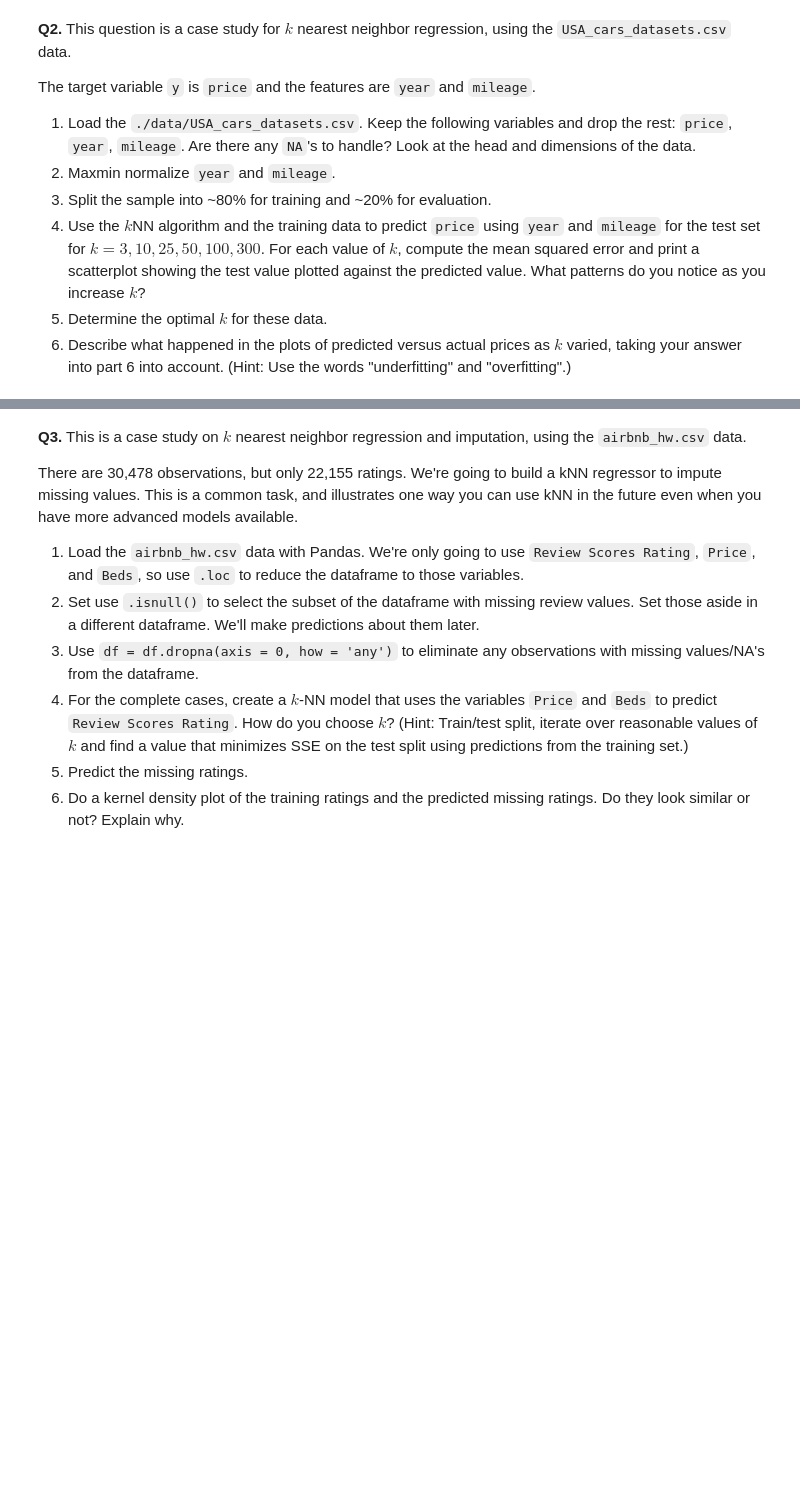
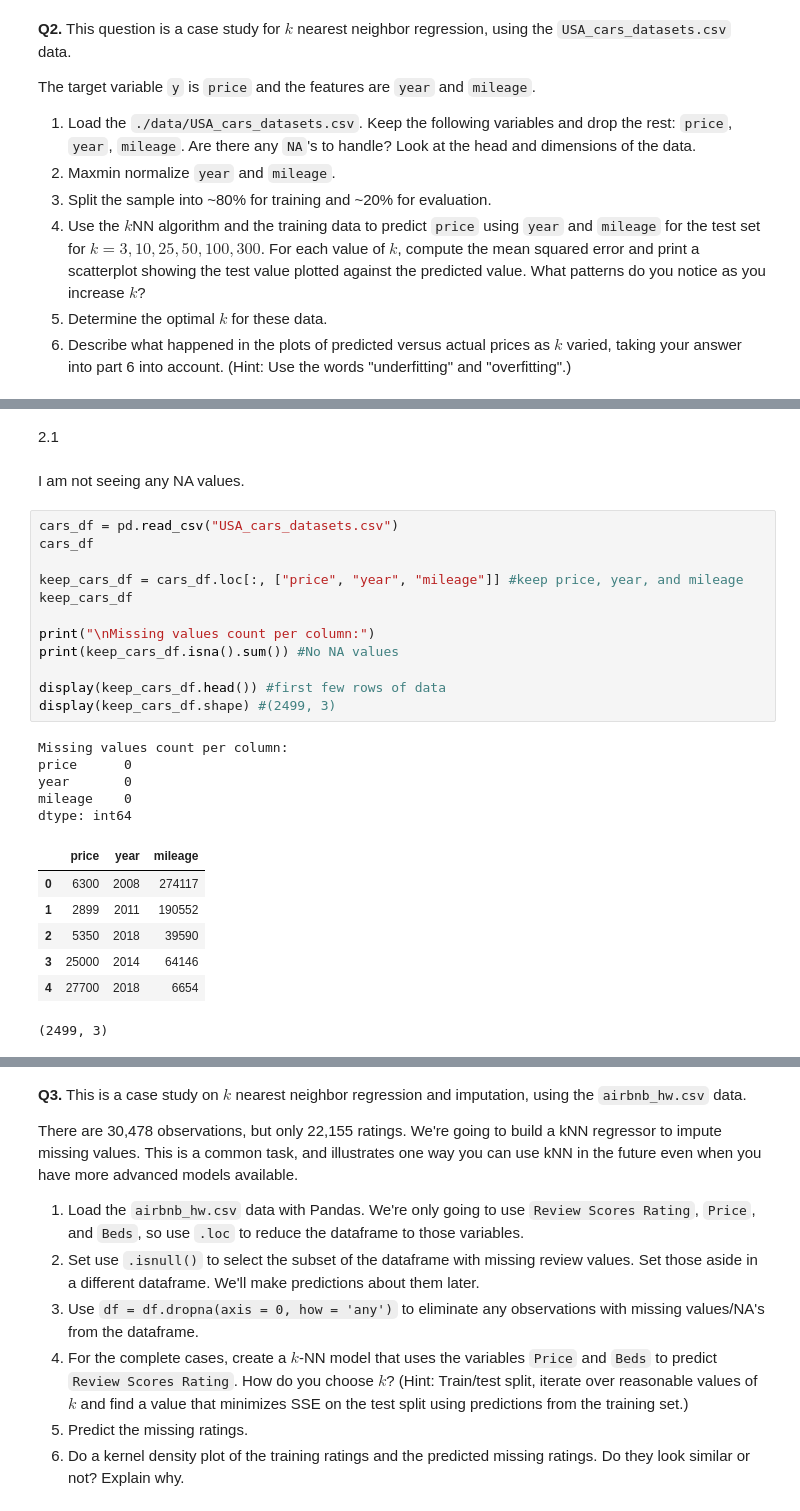
Before and after one commit to mchen899923/knn_assignment, a Jupyter notebook: assignment_knn.ipynb, the cells around one changed output, grey strips where cells are left out. Drawn from its saved outputs; the diff is of its cells as text; blank space fills up the shorter version.

```diff
--- a/assignment_knn.ipynb
+++ b/assignment_knn.ipynb
@@ -49,0 +59,29 @@ The target variable `y` is `price` and the features are `year` and `mileage`.
+# %% [markdown]
+2.1
+# %% [markdown]
+I am not seeing any NA values.
+# %%
+cars_df = pd.read_csv("USA_cars_datasets.csv")
+cars_df
+
+keep_cars_df = cars_df.loc[:, ["price", "year", "mileage"]] #keep price, year, and mileage
+keep_cars_df
+
+print("\nMissing values count per column:")
+print(keep_cars_df.isna().sum()) #No NA values
+
+display(keep_cars_df.head()) #first few rows of data
+display(keep_cars_df.shape) #(2499, 3)
+# %% [output]
+Missing values count per column:
+price      0
+year       0
+mileage    0
+dtype: int64
+|  | price | year | mileage |
+| 0 | 6300 | 2008 | 274117 |
+| 1 | 2899 | 2011 | 190552 |
+| 2 | 5350 | 2018 | 39590 |
+| 3 | 25000 | 2014 | 64146 |
+| 4 | 27700 | 2018 | 6654 |
+(2499, 3)
```
Also changed, not shown: parts of 6 cells of this notebook.
